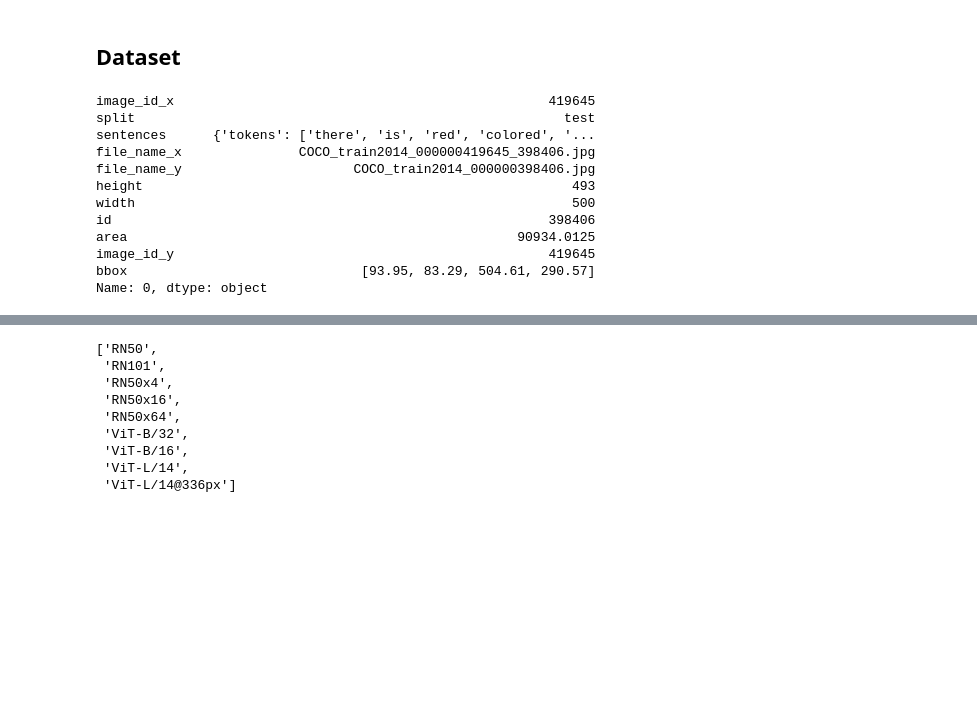
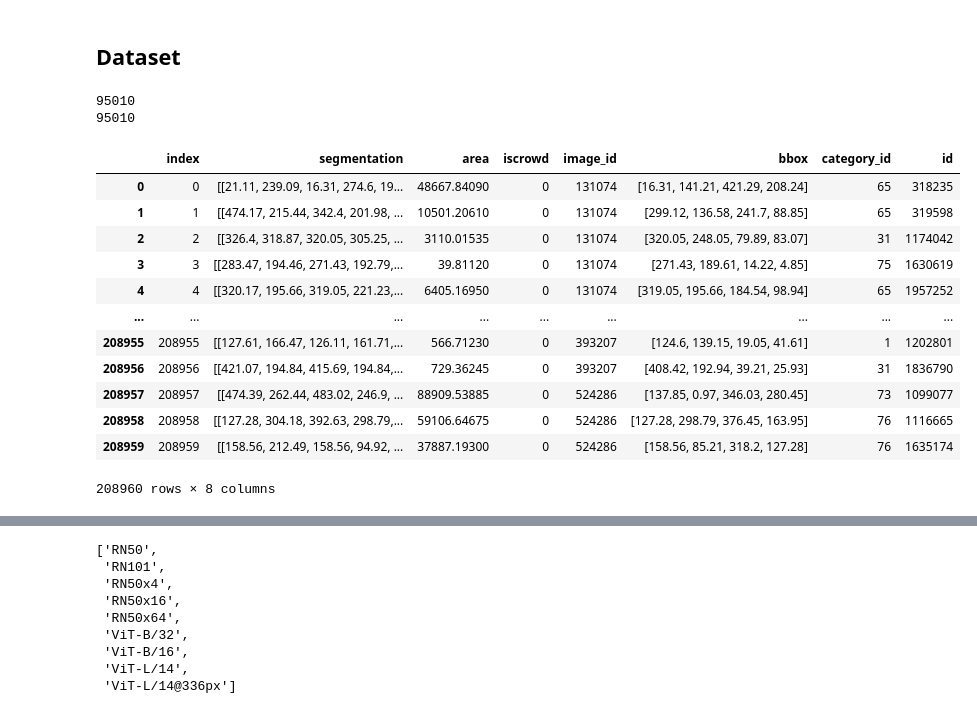
Before and after one commit to nicolazilio0/deepRiccy, a Jupyter notebook: Baseline.ipynb, the cells around one changed output, grey strips where cells are left out. Saved outputs shown, nothing was run; the diff lists cells and outputs as text; code cells hidden in the pictures; blank space fills up the shorter version.

```diff
--- a/Baseline.ipynb
+++ b/Baseline.ipynb
@@ -115,17 +113,24 @@ def split_string(string):
 
 dataset = Coco(local_annotations + 'instances.json', local_annotations + "refs(umd).p")
 
-print(dataset[0])
+print(len(dataset))
+print(len(dataset.dataset))
 # %% [output]
-image_id_x                                                419645
-split                                                       test
-sentences      {'tokens': ['there', 'is', 'red', 'colored', '...
-file_name_x               COCO_train2014_000000419645_398406.jpg
-file_name_y                      COCO_train2014_000000398406.jpg
-height                                                       493
-width                                                        500
-id                                                        398406
-area                                                  90934.0125
-image_id_y                                                419645
-bbox                              [93.95, 83.29, 504.61, 290.57]
-Name: 0, dtype: object
+95010
+95010
+# %%
+dataset.ann_frame
+# %% [output]
+|  | index | segmentation | area | iscrowd | image_id | bbox | category_id | id |
+| 0 | 0 | [[21.11, 239.09, 16.31, 274.6, 19... | 48667.84090 | 0 | 131074 | [16.31, 141.21, 421.29, 208.24] | 65 | 318235 |
+| 1 | 1 | [[474.17, 215.44, 342.4, 201.98, ... | 10501.20610 | 0 | 131074 | [299.12, 136.58, 241.7, 88.85] | 65 | 319598 |
+| 2 | 2 | [[326.4, 318.87, 320.05, 305.25, ... | 3110.01535 | 0 | 131074 | [320.05, 248.05, 79.89, 83.07] | 31 | 1174042 |
+| 3 | 3 | [[283.47, 194.46, 271.43, 192.79,... | 39.81120 | 0 | 131074 | [271.43, 189.61, 14.22, 4.85] | 75 | 1630619 |
+| 4 | 4 | [[320.17, 195.66, 319.05, 221.23,... | 6405.16950 | 0 | 131074 | [319.05, 195.66, 184.54, 98.94] | 65 | 1957252 |
+| ... | ... | ... | ... | ... | ... | ... | ... | ... |
+| 208955 | 208955 | [[127.61, 166.47, 126.11, 161.71,... | 566.71230 | 0 | 393207 | [124.6, 139.15, 19.05, 41.61] | 1 | 1202801 |
+| 208956 | 208956 | [[421.07, 194.84, 415.69, 194.84,... | 729.36245 | 0 | 393207 | [408.42, 192.94, 39.21, 25.93] | 31 | 1836790 |
+| 208957 | 208957 | [[474.39, 262.44, 483.02, 246.9, ... | 88909.53885 | 0 | 524286 | [137.85, 0.97, 346.03, 280.45] | 73 | 1099077 |
+| 208958 | 208958 | [[127.28, 304.18, 392.63, 298.79,... | 59106.64675 | 0 | 524286 | [127.28, 298.79, 376.45, 163.95] | 76 | 1116665 |
+| 208959 | 208959 | [[158.56, 212.49, 158.56, 94.92, ... | 37887.19300 | 0 | 524286 | [158.56, 85.21, 318.2, 127.28] | 76 | 1635174 |
+208960 rows × 8 columns
```
Also changed, not shown: parts of 6 cells of this notebook.
